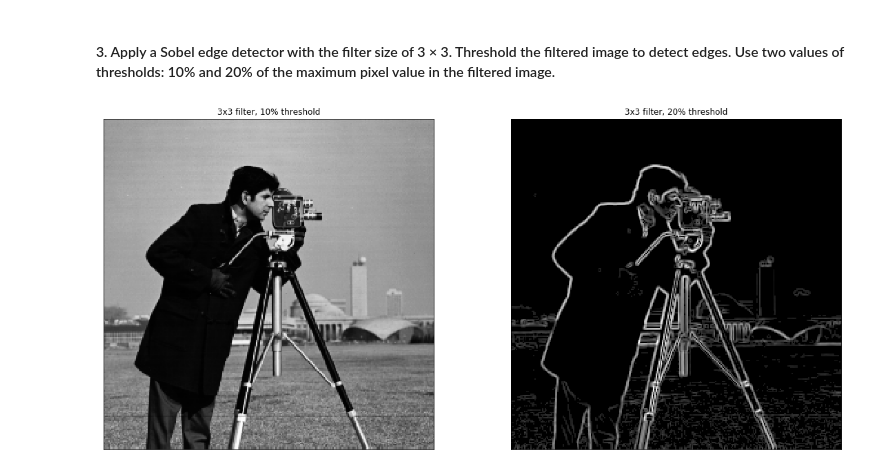
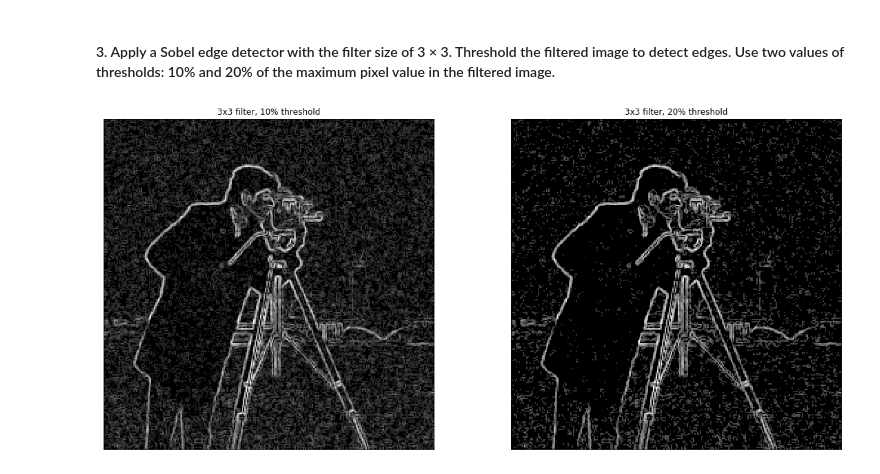
Before and after one commit to FulinHuang/Computer-Vision, a Jupyter notebook: A1_Image_Filtering /A1_Image_Filtering.ipynb, the cells around one changed output. Saved outputs shown, nothing was run; the diff lists cells and outputs as text; code cells hidden in the pictures.

```diff
--- a/A1_Image_Filtering /A1_Image_Filtering.ipynb
+++ b/A1_Image_Filtering /A1_Image_Filtering.ipynb
@@ -197,28 +188,28 @@ Based on the images output, we can see that the edges are thicker by using a lar
 # %%
 img_gaussian = cv2.imread("./gaussian_cameraman.png")
 
 img_gaussian = cv2.cvtColor(img_gaussian, cv2.COLOR_BGR2GRAY)
 
 # sobel filter 3 x 3
 sobelx_gaussian = cv2.Sobel(img_gaussian, cv2.CV_64F, 1, 0, ksize = 3) #kernel size = 3
 sobely_gaussian = cv2.Sobel(img_gaussian, cv2.CV_64F, 0, 1, ksize = 3)
 
 # calculate magnitude
 sobel_gaussian = cv2.magnitude(sobelx_gaussian, sobely_gaussian)
 
 # find max pixel value
 maxValue_gaussian = np.max(sobel_gaussian)
 
 # apply threshold 10% and 20% of the max pixel value
 (ret, threshold10_gaussian)= cv2.threshold(sobel_gaussian, maxValue * 0.1, 255, cv2.THRESH_TOZERO)
 (ret, threshold20_gaussian)= cv2.threshold(sobel_gaussian, maxValue * 0.2, 255, cv2.THRESH_TOZERO)
 
 # display images
 plt.figure(figsize = (30, 30))
-plt.subplot(331), plt.imshow(img, cmap = 'gray')
+plt.subplot(331), plt.imshow(threshold10_gaussian, cmap = 'gray')
 plt.title("3x3 filter, 10% threshold"), plt.xticks([]), plt.yticks([])
-plt.subplot(332), plt.imshow(threshold10, cmap = 'gray')
+plt.subplot(332), plt.imshow(threshold20_gaussian, cmap = 'gray')
 plt.title("3x3 filter, 20% threshold"), plt.xticks([]), plt.yticks([])
 plt.show()
 # %% [output]
-[figure, old version]
+[figure, new version]
```
Also changed, not shown: parts of 14 cells of this notebook.
